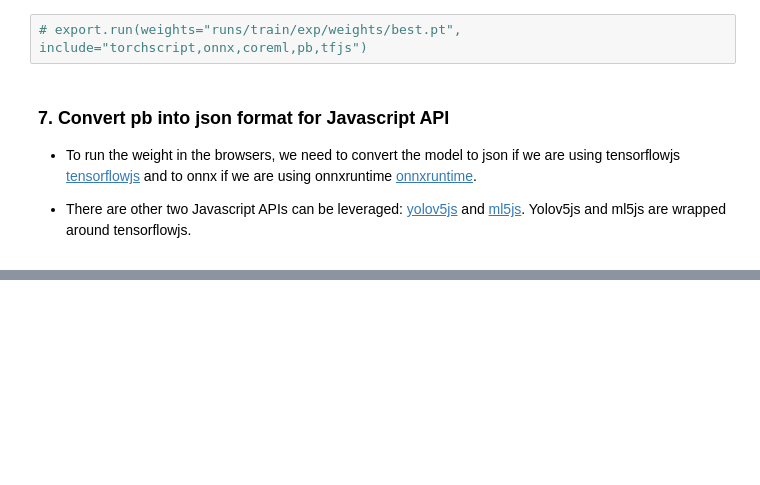
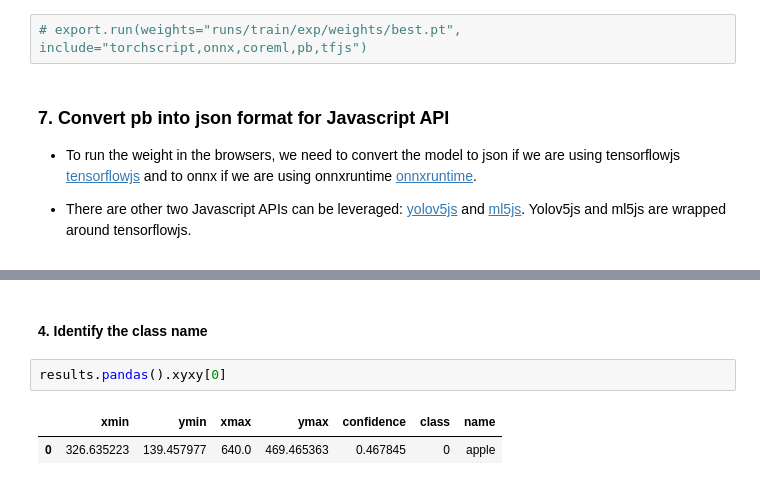
Before and after one commit to aakinlalu/Imageobject-Classification-Detection, a Jupyter notebook: notebook-yolov5/yolov5-note.ipynb, the cells around one changed output, grey strips where cells are left out. Saved outputs shown, nothing was run; the diff lists cells and outputs as text; blank space fills up the shorter version.

```diff
--- a/notebook-yolov5/yolov5-note.ipynb
+++ b/notebook-yolov5/yolov5-note.ipynb
@@ -173,0 +208,7 @@ and to onnx if we are using onnxruntime [onnxruntime](!https://onnxruntime.ai/do
+# %% [markdown]
+#### 4. Identify the class name
+# %%
+results.pandas().xyxy[0]
+# %% [output]
+|  | xmin | ymin | xmax | ymax | confidence | class | name |
+| 0 | 326.635223 | 139.457977 | 640.0 | 469.465363 | 0.467845 | 0 | apple |
```
Also changed, not shown: parts of 8 cells of this notebook, 4 other files.
